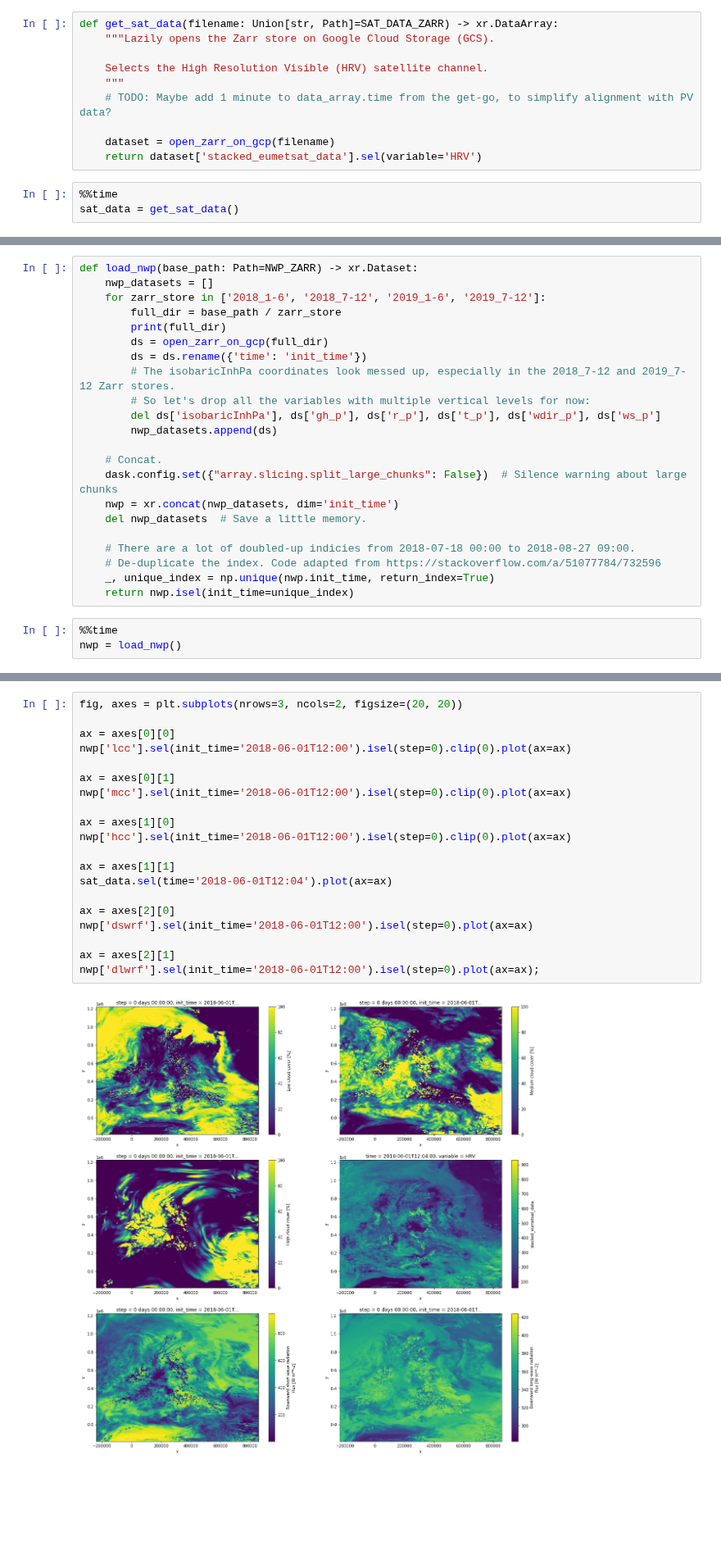
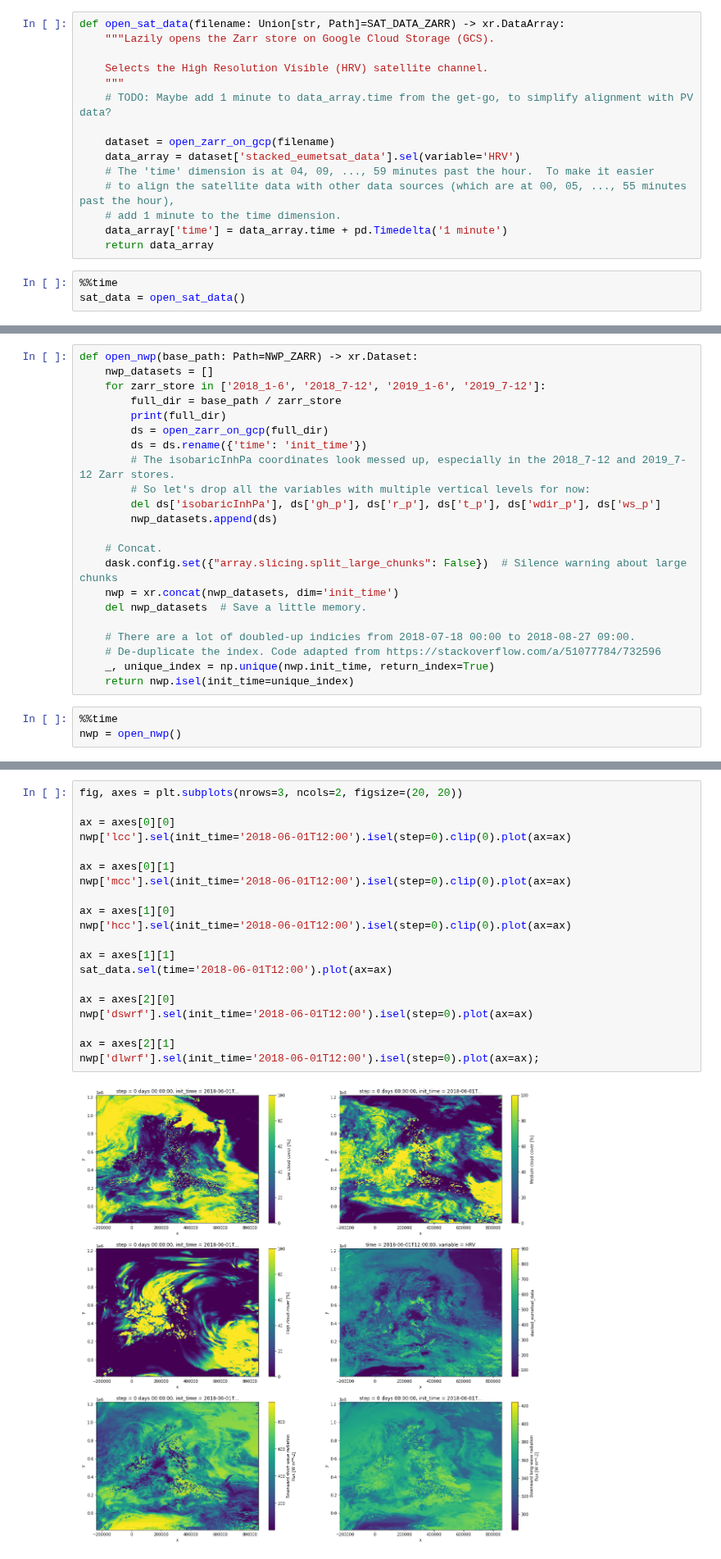
Before and after one commit to openclimatefix/predict_pv_yield, a Jupyter notebook: notebooks/22.0_refactor_data_loading_to_quickly_load_NWP.ipynb, the cells around one changed output, grey strips where cells are left out. Shown at 82% size. Drawn from its saved outputs; the diff is of its cells as text; blank space fills up the shorter version.

Commit message:
Newly factored data loading code (#4, #18) is working pretty well!  NWPs are still a little slow though (#24).  About to try resampling 'step' in load_single_chunk()

```diff
--- a/notebooks/22.0_refactor_data_loading_to_quickly_load_NWP.ipynb
+++ b/notebooks/22.0_refactor_data_loading_to_quickly_load_NWP.ipynb
@@ -167,7 +173,7 @@ def open_zarr_on_gcp(filename: Union[str, Path]=SAT_DATA_ZARR, consolidated: boo
 # %% [markdown]
 # Load satellite data
 # %%
-def get_sat_data(filename: Union[str, Path]=SAT_DATA_ZARR) -> xr.DataArray:
+def open_sat_data(filename: Union[str, Path]=SAT_DATA_ZARR) -> xr.DataArray:
     """Lazily opens the Zarr store on Google Cloud Storage (GCS).
 
     Selects the High Resolution Visible (HRV) satellite channel.
@@ -175,8 +181,13 @@ def get_sat_data(filename: Union[str, Path]=SAT_DATA_ZARR) -> xr.DataArray:
     # TODO: Maybe add 1 minute to data_array.time from the get-go, to simplify alignment with PV data?
 
     dataset = open_zarr_on_gcp(filename)
-    return dataset['stacked_eumetsat_data'].sel(variable='HRV')
+    data_array = dataset['stacked_eumetsat_data'].sel(variable='HRV')
+    # The 'time' dimension is at 04, 09, ..., 59 minutes past the hour.  To make it easier
+    # to align the satellite data with other data sources (which are at 00, 05, ..., 55 minutes past the hour),
+    # add 1 minute to the time dimension.
+    data_array['time'] = data_array.time + pd.Timedelta('1 minute')
+    return data_array
 # %%
 %%time
-sat_data = get_sat_data()
+sat_data = open_sat_data()
 # %% [output]
@@ -500,7 +485,7 @@ pv_power_df.values.nbytes / 1E6
 # %% [markdown]
 # Load numerical weather predictions
 # %%
-def load_nwp(base_path: Path=NWP_ZARR) -> xr.Dataset:
+def open_nwp(base_path: Path=NWP_ZARR) -> xr.Dataset:
     nwp_datasets = []
     for zarr_store in ['2018_1-6', '2018_7-12', '2019_1-6', '2019_7-12']:
         full_dir = base_path / zarr_store
@@ -523,7 +508,7 @@ def load_nwp(base_path: Path=NWP_ZARR) -> xr.Dataset:
     return nwp.isel(init_time=unique_index)
 # %%
 %%time
-nwp = load_nwp()
+nwp = open_nwp()
 # %% [output]
 solar-pv-nowcasting-data/NWP/UK_Met_Office/UKV_zarr/2018_1-6
 solar-pv-nowcasting-data/NWP/UK_Met_Office/UKV_zarr/2018_7-12
@@ -574,25 +559,25 @@ nwp_var_details
 # %%
 fig, axes = plt.subplots(nrows=3, ncols=2, figsize=(20, 20))
 
 ax = axes[0][0]
 nwp['lcc'].sel(init_time='2018-06-01T12:00').isel(step=0).clip(0).plot(ax=ax)
 
 ax = axes[0][1]
 nwp['mcc'].sel(init_time='2018-06-01T12:00').isel(step=0).clip(0).plot(ax=ax)
 
 ax = axes[1][0]
 nwp['hcc'].sel(init_time='2018-06-01T12:00').isel(step=0).clip(0).plot(ax=ax)
 
 ax = axes[1][1]
-sat_data.sel(time='2018-06-01T12:04').plot(ax=ax)
+sat_data.sel(time='2018-06-01T12:00').plot(ax=ax)
 
 ax = axes[2][0]
 nwp['dswrf'].sel(init_time='2018-06-01T12:00').isel(step=0).plot(ax=ax)
 
 ax = axes[2][1]
 nwp['dlwrf'].sel(init_time='2018-06-01T12:00').isel(step=0).plot(ax=ax);
 # %% [output]
-[figure, old version]
+[figure, new version]
 # %%
 %%time
 # Get full set of available target_times for NWPs
```
Also changed, not shown: parts of 52 cells of this notebook.
